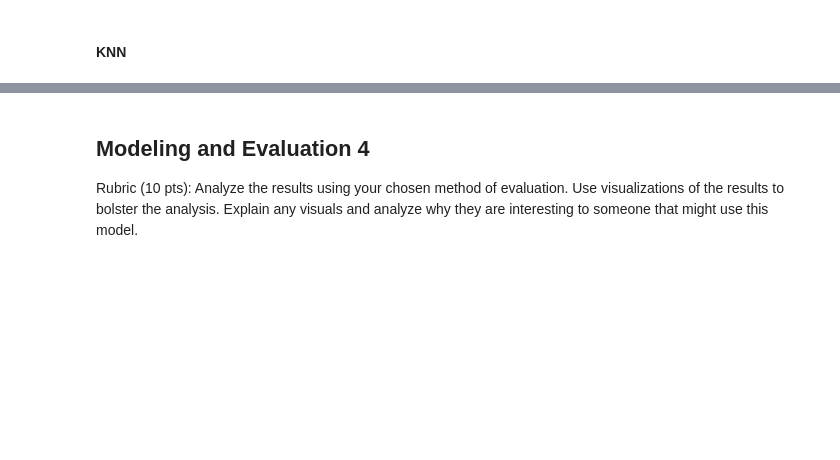
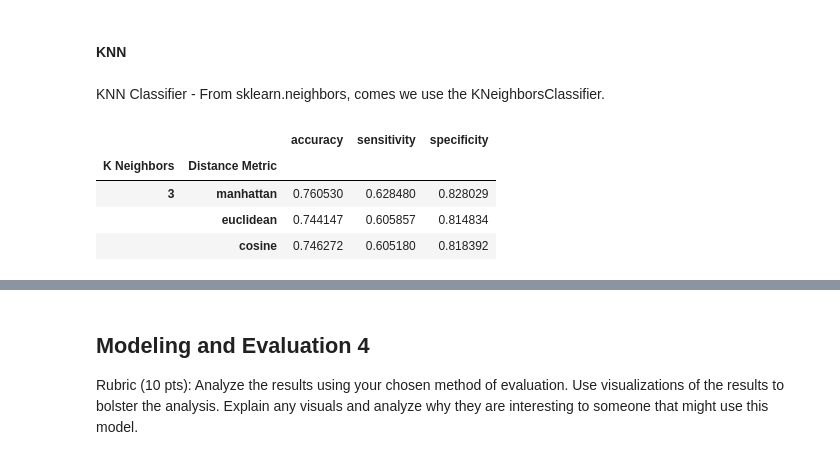
Before and after one commit to boneeyah/DS7331_Group, a Jupyter notebook: Lab2.ipynb, the cells around one changed output, grey strips where cells are left out. Drawn from its saved outputs; the diff is of its cells as text; code cells hidden in the pictures; blank space fills up the shorter version.

```diff
--- a/Lab2.ipynb
+++ b/Lab2.ipynb
@@ -589,3 +594,30 @@ specificity    0.637083
 dtype: float64
 # %% [markdown]
 #### KNN
+# %% [markdown]
+KNN Classifier - From sklearn.neighbors, comes we use the KNeighborsClassifier.
+# %%
+from sklearn.neighbors import KNeighborsClassifier
+knn_clf = KNeighborsClassifier()
+
+score = []
+
+for train,test in skf.split(X_mat,y):
+    for i in range(3,4):
+        for j in ['manhattan']: #'manhattan','euclidean','cosine'
+            knn_clf = KNeighborsClassifier(n_neighbors=i,metric=j,n_jobs=-1)
+            knn_clf.fit(X_mat[train],y.values.ravel()[train])
+            y_hat = knn_clf.predict(X_mat[test])
+
+            cm = confusion_matrix(y.loc[test],y_hat,labels=[1,0])
+            score.append({'K Neighbors':i,'Distance Metric':j,'accuracy':(cm[0,0]+cm[1,1])/sum(cm.ravel()),
+                    'sensitivity':cm[0,0]/(cm[0,0]+cm[0,1]),
+                    'specificity':cm[1,1]/(cm[1,1]+cm[1,0])})
+score = pd.DataFrame(score)
+score.groupby(['K Neighbors','Distance Metric']).mean().nlargest(n=4,columns = ['sensitivity'])
+# %% [output]
+|  |  | accuracy | sensitivity | specificity |
+| K Neighbors | Distance Metric |  |  |  |
+| 3 | manhattan | 0.760530 | 0.628480 | 0.828029 |
+|  | euclidean | 0.744147 | 0.605857 | 0.814834 |
+|  | cosine | 0.746272 | 0.605180 | 0.818392 |
```
Also changed, not shown: parts of 6 cells of this notebook.
